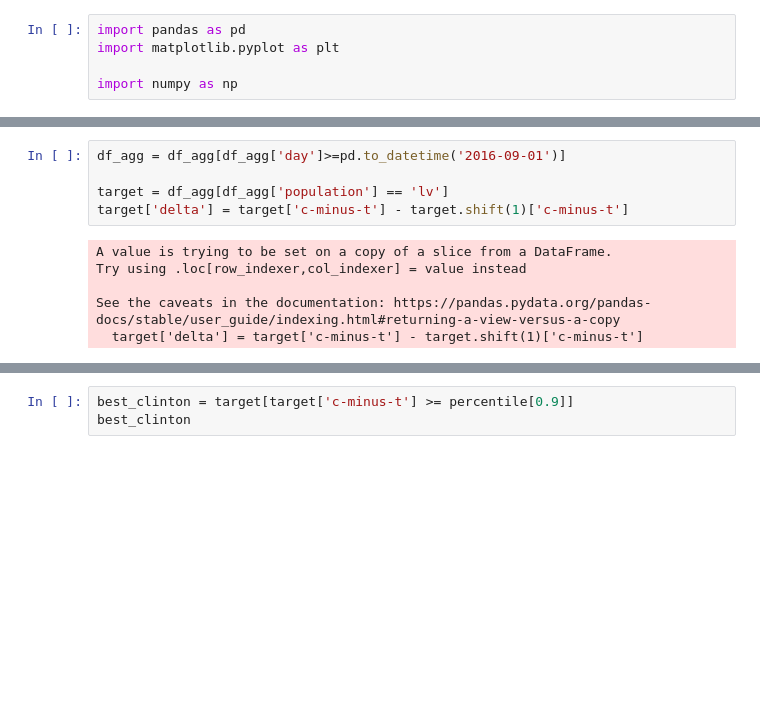
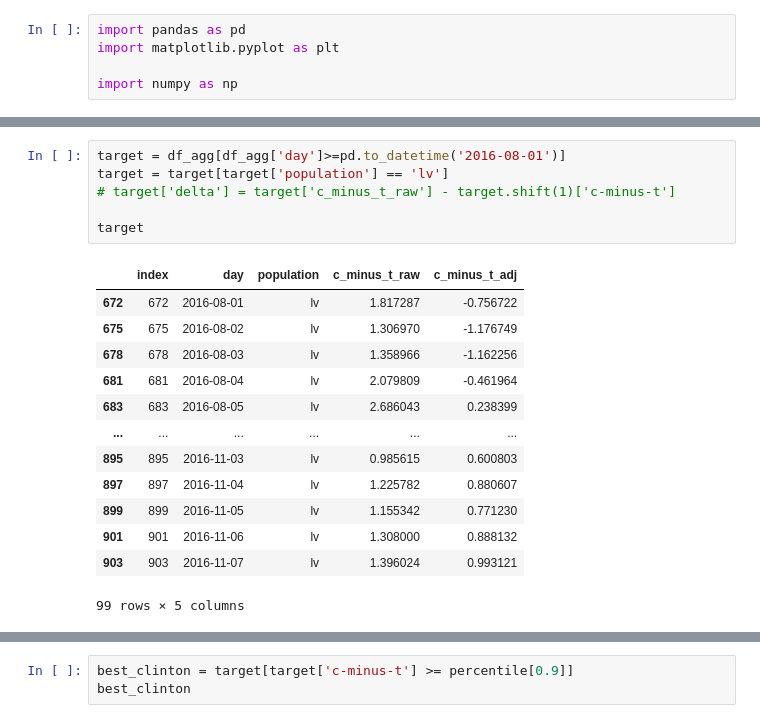
Before and after one commit to mairihallman/MAT-4376E-F24, a Jupyter notebook: 1-data-visualization/day_exploration_2.ipynb, the cells around one changed output, grey strips where cells are left out. Drawn from its saved outputs; the diff is of its cells as text; blank space fills up the shorter version.

```diff
--- a/1-data-visualization/day_exploration_2.ipynb
+++ b/1-data-visualization/day_exploration_2.ipynb
@@ -61,14 +66,23 @@ Aggregated DataFrame (df_agg):
 # %%
-df_agg = df_agg[df_agg['day']>=pd.to_datetime('2016-09-01')]
+target = df_agg[df_agg['day']>=pd.to_datetime('2016-08-01')]
+target = target[target['population'] == 'lv']
+# target['delta'] = target['c_minus_t_raw'] - target.shift(1)['c-minus-t']
 
-target = df_agg[df_agg['population'] == 'lv']
-target['delta'] = target['c-minus-t'] - target.shift(1)['c-minus-t']
+target
 # %% [output]
+|  | index | day | population | c_minus_t_raw | c_minus_t_adj |
+| 672 | 672 | 2016-08-01 | lv | 1.817287 | -0.756722 |
+| 675 | 675 | 2016-08-02 | lv | 1.306970 | -1.176749 |
+| 678 | 678 | 2016-08-03 | lv | 1.358966 | -1.162256 |
+| 681 | 681 | 2016-08-04 | lv | 2.079809 | -0.461964 |
+| 683 | 683 | 2016-08-05 | lv | 2.686043 | 0.238399 |
+| ... | ... | ... | ... | ... | ... |
+| 895 | 895 | 2016-11-03 | lv | 0.985615 | 0.600803 |
+| 897 | 897 | 2016-11-04 | lv | 1.225782 | 0.880607 |
+| 899 | 899 | 2016-11-05 | lv | 1.155342 | 0.771230 |
+| 901 | 901 | 2016-11-06 | lv | 1.308000 | 0.888132 |
+| 903 | 903 | 2016-11-07 | lv | 1.396024 | 0.993121 |
-A value is trying to be set on a copy of a slice from a DataFrame.
-Try using .loc[row_indexer,col_indexer] = value instead
-
-See the caveats in the documentation: https://pandas.pydata.org/pandas-docs/stable/user_guide/indexing.html#returning-a-view-versus-a-copy
-  target['delta'] = target['c-minus-t'] - target.shift(1)['c-minus-t']
+99 rows × 5 columns
 # %%
 # Plot 'c-minus-t' by day
 plt.figure(figsize=(10, 6))
```
Also changed, not shown: parts of 4 cells of this notebook, 16 other files.
